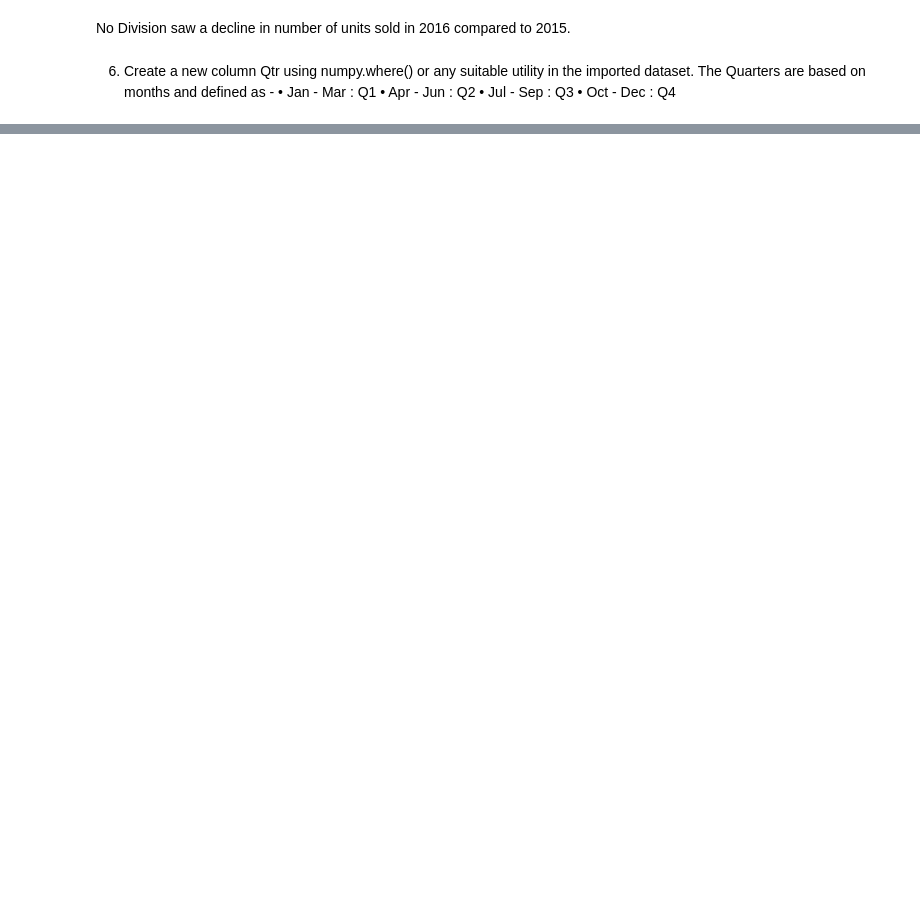
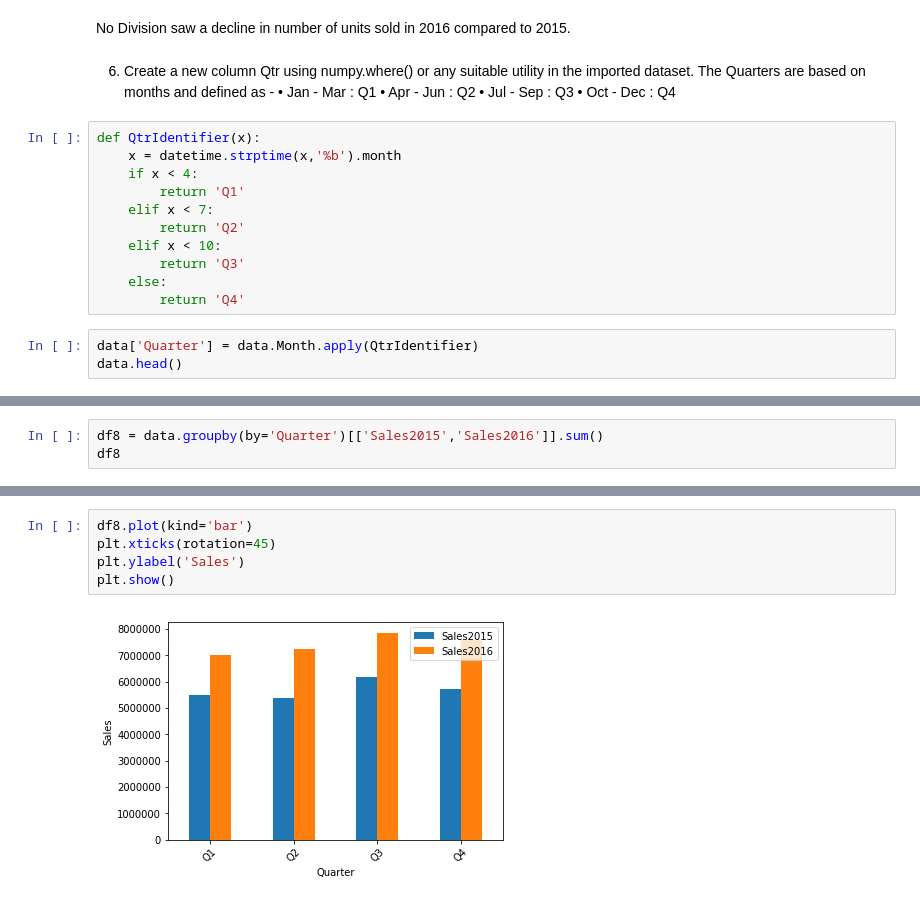
Before and after one commit to devarun07/Analytix, a Jupyter notebook: CaseStudy/6. Pandas Case Study 4 - Python Visualizations Case Study/6. Pandas Case Study 4 - Python Visualizations Case Study/Case Study-4.ipynb, the cells around one changed output, grey strips where cells are left out. Drawn from its saved outputs; the diff is of its cells as text; blank space fills up the shorter version.

```diff
--- a/CaseStudy/6. Pandas Case Study 4 - Python Visualizations Case Study/6. Pandas Case Study 4 - Python Visualizations Case Study/Case Study-4.ipynb
+++ b/CaseStudy/6. Pandas Case Study 4 - Python Visualizations Case Study/6. Pandas Case Study 4 - Python Visualizations Case Study/Case Study-4.ipynb
@@ -202,3 +197,17 @@ No Division saw a decline in number of units sold in 2016 compared to 2015.
 • Apr - Jun : Q2
 • Jul - Sep : Q3
 • Oct - Dec : Q4
+# %%
+def QtrIdentifier(x):
+    x = datetime.strptime(x,'%b').month
+    if x < 4:
+        return 'Q1'
+    elif x < 7:
+        return 'Q2'
+    elif x < 10:
+        return 'Q3'
+    else:
+        return 'Q4'
+# %%
+data['Quarter'] = data.Month.apply(QtrIdentifier)
+data.head()
@@ -204,0 +223,3 @@ No Division saw a decline in number of units sold in 2016 compared to 2015.
+# %%
+df8 = data.groupby(by='Quarter')[['Sales2015','Sales2016']].sum()
+df8
@@ -204,0 +233,7 @@ No Division saw a decline in number of units sold in 2016 compared to 2015.
+# %%
+df8.plot(kind='bar')
+plt.xticks(rotation=45)
+plt.ylabel('Sales')
+plt.show()
+# %% [output]
+[figure, added]
```
Also changed, not shown: parts of 16 cells of this notebook, 1 other file.
